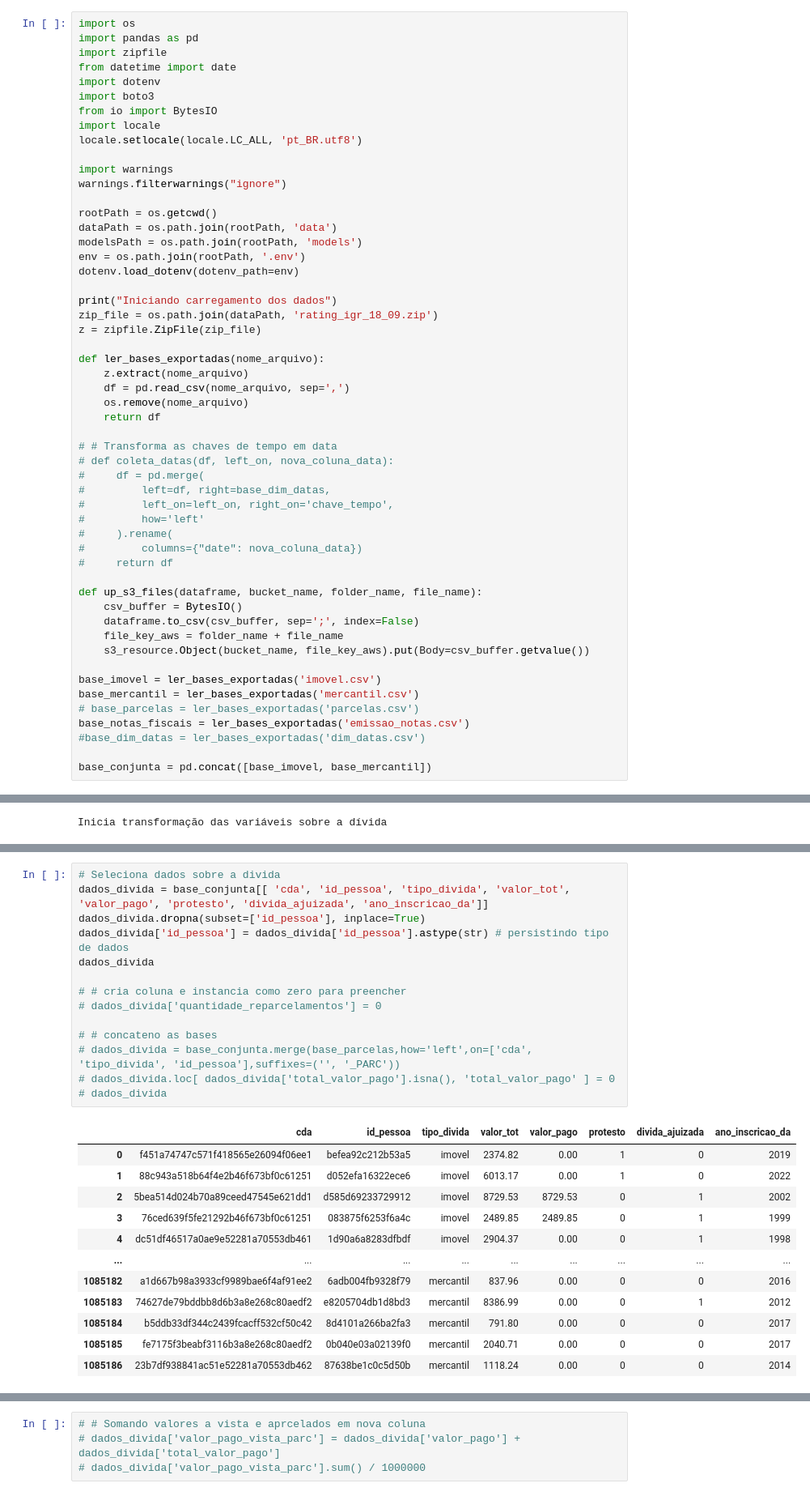
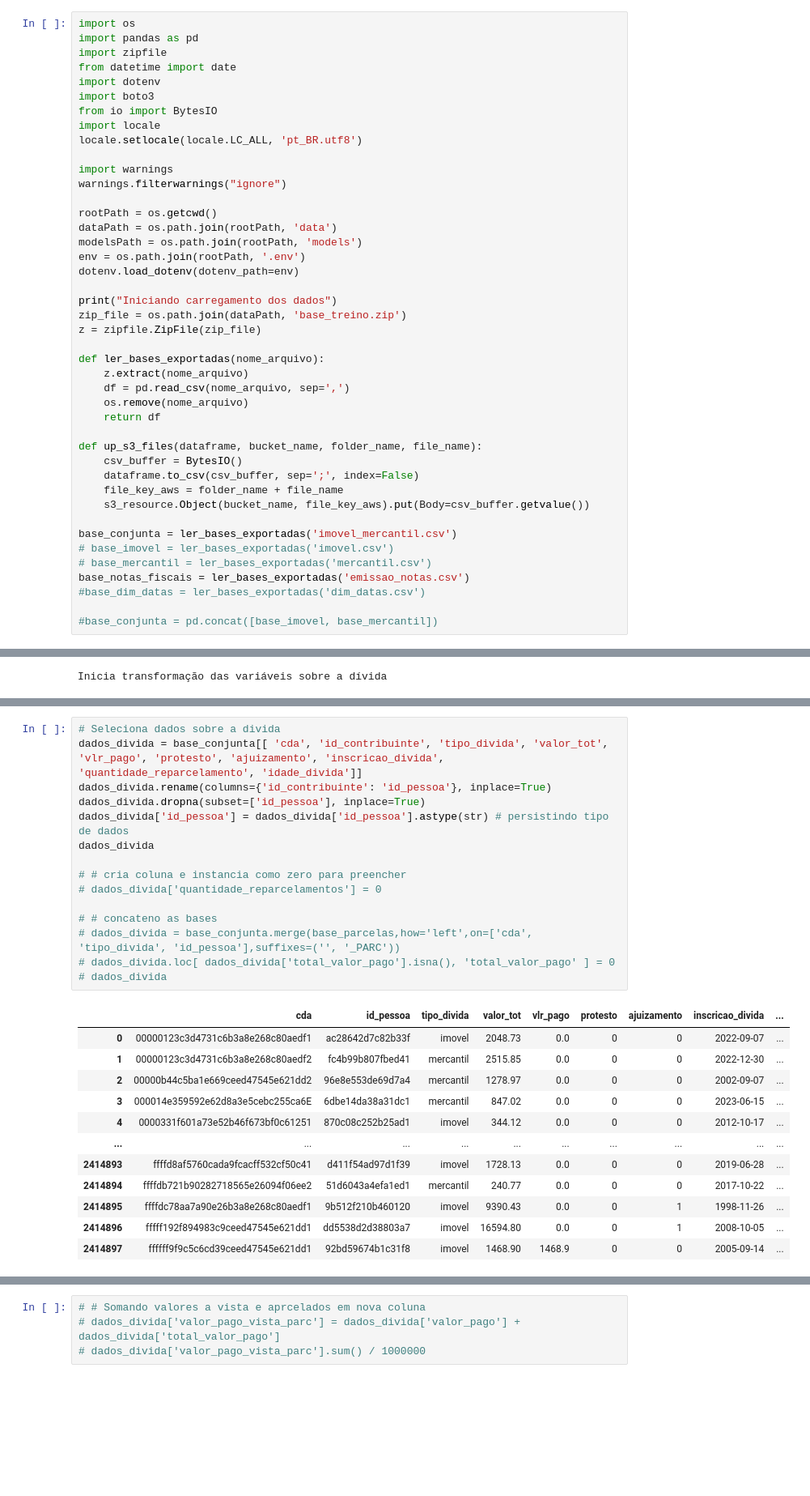
Before and after one commit to LanCarv/divida_ativa, a Jupyter notebook: not_feature_store_igr.ipynb, the cells around one changed output, grey strips where cells are left out. Shown: that part at 81% size. Saved outputs shown, nothing was run; the diff lists cells and outputs as text; blank space fills up the shorter version.

```diff
--- a/not_feature_store_igr.ipynb
+++ b/not_feature_store_igr.ipynb
@@ -23,7 +23,7 @@ env = os.path.join(rootPath, '.env')
 dotenv.load_dotenv(dotenv_path=env)
 
 print("Iniciando carregamento dos dados")
-zip_file = os.path.join(dataPath, 'rating_igr_18_09.zip')
+zip_file = os.path.join(dataPath, 'base_treino.zip')
 z = zipfile.ZipFile(zip_file)
 
 def ler_bases_exportadas(nome_arquivo):
@@ -32,29 +32,19 @@ def ler_bases_exportadas(nome_arquivo):
     os.remove(nome_arquivo)
     return df
 
-# # Transforma as chaves de tempo em data
-# def coleta_datas(df, left_on, nova_coluna_data):
-#     df = pd.merge(
-#         left=df, right=base_dim_datas,
-#         left_on=left_on, right_on='chave_tempo',
-#         how='left'
-#     ).rename(
-#         columns={"date": nova_coluna_data})
-#     return df
-
 def up_s3_files(dataframe, bucket_name, folder_name, file_name):
     csv_buffer = BytesIO()
     dataframe.to_csv(csv_buffer, sep=';', index=False)
     file_key_aws = folder_name + file_name
     s3_resource.Object(bucket_name, file_key_aws).put(Body=csv_buffer.getvalue())
 
-base_imovel = ler_bases_exportadas('imovel.csv')
-base_mercantil = ler_bases_exportadas('mercantil.csv')
-# base_parcelas = ler_bases_exportadas('parcelas.csv')
+base_conjunta = ler_bases_exportadas('imovel_mercantil.csv')
+# base_imovel = ler_bases_exportadas('imovel.csv')
+# base_mercantil = ler_bases_exportadas('mercantil.csv')
 base_notas_fiscais = ler_bases_exportadas('emissao_notas.csv')
 #base_dim_datas = ler_bases_exportadas('dim_datas.csv')
 
-base_conjunta = pd.concat([base_imovel, base_mercantil])
+#base_conjunta = pd.concat([base_imovel, base_mercantil])
 # %% [output]
 Iniciando carregamento dos dados
 # %%
@@ -70,27 +71,28 @@ Inicia transformação das variáveis sobre a dívida
 # %%
 # Seleciona dados sobre a divida
-dados_divida = base_conjunta[[ 'cda', 'id_pessoa', 'tipo_divida', 'valor_tot', 'valor_pago', 'protesto', 'divida_ajuizada', 'ano_inscricao_da']]
+dados_divida = base_conjunta[[ 'cda', 'id_contribuinte', 'tipo_divida', 'valor_tot', 'vlr_pago', 'protesto', 'ajuizamento', 'inscricao_divida', 'quantidade_reparcelamento', 'idade_divida']]
+dados_divida.rename(columns={'id_contribuinte': 'id_pessoa'}, inplace=True)
 dados_divida.dropna(subset=['id_pessoa'], inplace=True)
 dados_divida['id_pessoa'] = dados_divida['id_pessoa'].astype(str) # persistindo tipo de dados
 dados_divida
 
 # # cria coluna e instancia como zero para preencher
 # dados_divida['quantidade_reparcelamentos'] = 0
 
 # # concateno as bases
 # dados_divida = base_conjunta.merge(base_parcelas,how='left',on=['cda', 'tipo_divida', 'id_pessoa'],suffixes=('', '_PARC'))
 # dados_divida.loc[ dados_divida['total_valor_pago'].isna(), 'total_valor_pago' ] = 0
 # dados_divida
 # %% [output]
-|  | cda | id_pessoa | tipo_divida | valor_tot | valor_pago | protesto | divida_ajuizada | ano_inscricao_da |
-| 0 | f451a74747c571f418565e26094f06ee1 | befea92c212b53a5 | imovel | 2374.82 | 0.00 | 1 | 0 | 2019 |
-| 1 | 88c943a518b64f4e2b46f673bf0c61251 | d052efa16322ece6 | imovel | 6013.17 | 0.00 | 1 | 0 | 2022 |
-| 2 | 5bea514d024b70a89ceed47545e621dd1 | d585d69233729912 | imovel | 8729.53 | 8729.53 | 0 | 1 | 2002 |
-| 3 | 76ced639f5fe21292b46f673bf0c61251 | 083875f6253f6a4c | imovel | 2489.85 | 2489.85 | 0 | 1 | 1999 |
-| 4 | dc51df46517a0ae9e52281a70553db461 | 1d90a6a8283dfbdf | imovel | 2904.37 | 0.00 | 0 | 1 | 1998 |
-| ... | ... | ... | ... | ... | ... | ... | ... | ... |
-| 1085182 | a1d667b98a3933cf9989bae6f4af91ee2 | 6adb004fb9328f79 | mercantil | 837.96 | 0.00 | 0 | 0 | 2016 |
-| 1085183 | 74627de79bddbb8d6b3a8e268c80aedf2 | e8205704db1d8bd3 | mercantil | 8386.99 | 0.00 | 0 | 1 | 2012 |
-| 1085184 | b5ddb33df344c2439fcacff532cf50c42 | 8d4101a266ba2fa3 | mercantil | 791.80 | 0.00 | 0 | 0 | 2017 |
-| 1085185 | fe7175f3beabf3116b3a8e268c80aedf2 | 0b040e03a02139f0 | mercantil | 2040.71 | 0.00 | 0 | 0 | 2017 |
-| 1085186 | 23b7df938841ac51e52281a70553db462 | 87638be1c0c5d50b | mercantil | 1118.24 | 0.00 | 0 | 0 | 2014 |
+|  | cda | id_pessoa | tipo_divida | valor_tot | vlr_pago | protesto | ajuizamento | inscricao_divida | ... |
+| 0 | 00000123c3d4731c6b3a8e268c80aedf1 | ac28642d7c82b33f | imovel | 2048.73 | 0.0 | 0 | 0 | 2022-09-07 | ... |
+| 1 | 00000123c3d4731c6b3a8e268c80aedf2 | fc4b99b807fbed41 | mercantil | 2515.85 | 0.0 | 0 | 0 | 2022-12-30 | ... |
+| 2 | 00000b44c5ba1e669ceed47545e621dd2 | 96e8e553de69d7a4 | mercantil | 1278.97 | 0.0 | 0 | 0 | 2002-09-07 | ... |
+| 3 | 000014e359592e62d8a3e5cebc255ca6E | 6dbe14da38a31dc1 | mercantil | 847.02 | 0.0 | 0 | 0 | 2023-06-15 | ... |
+| 4 | 0000331f601a73e52b46f673bf0c61251 | 870c08c252b25ad1 | imovel | 344.12 | 0.0 | 0 | 0 | 2012-10-17 | ... |
+| ... | ... | ... | ... | ... | ... | ... | ... | ... | ... |
+| 2414893 | ffffd8af5760cada9fcacff532cf50c41 | d411f54ad97d1f39 | imovel | 1728.13 | 0.0 | 0 | 0 | 2019-06-28 | ... |
+| 2414894 | ffffdb721b90282718565e26094f06ee2 | 51d6043a4efa1ed1 | mercantil | 240.77 | 0.0 | 0 | 0 | 2017-10-22 | ... |
+| 2414895 | ffffdc78aa7a90e26b3a8e268c80aedf1 | 9b512f210b460120 | imovel | 9390.43 | 0.0 | 0 | 1 | 1998-11-26 | ... |
+| 2414896 | fffff192f894983c9ceed47545e621dd1 | dd5538d2d38803a7 | imovel | 16594.80 | 0.0 | 0 | 1 | 2008-10-05 | ... |
+| 2414897 | ffffff9f9c5c6cd39ceed47545e621dd1 | 92bd59674b1c31f8 | imovel | 1468.90 | 1468.9 | 0 | 0 | 2005-09-14 | ... |
```
Also changed, not shown: parts of 7 cells of this notebook, 1 other file.
